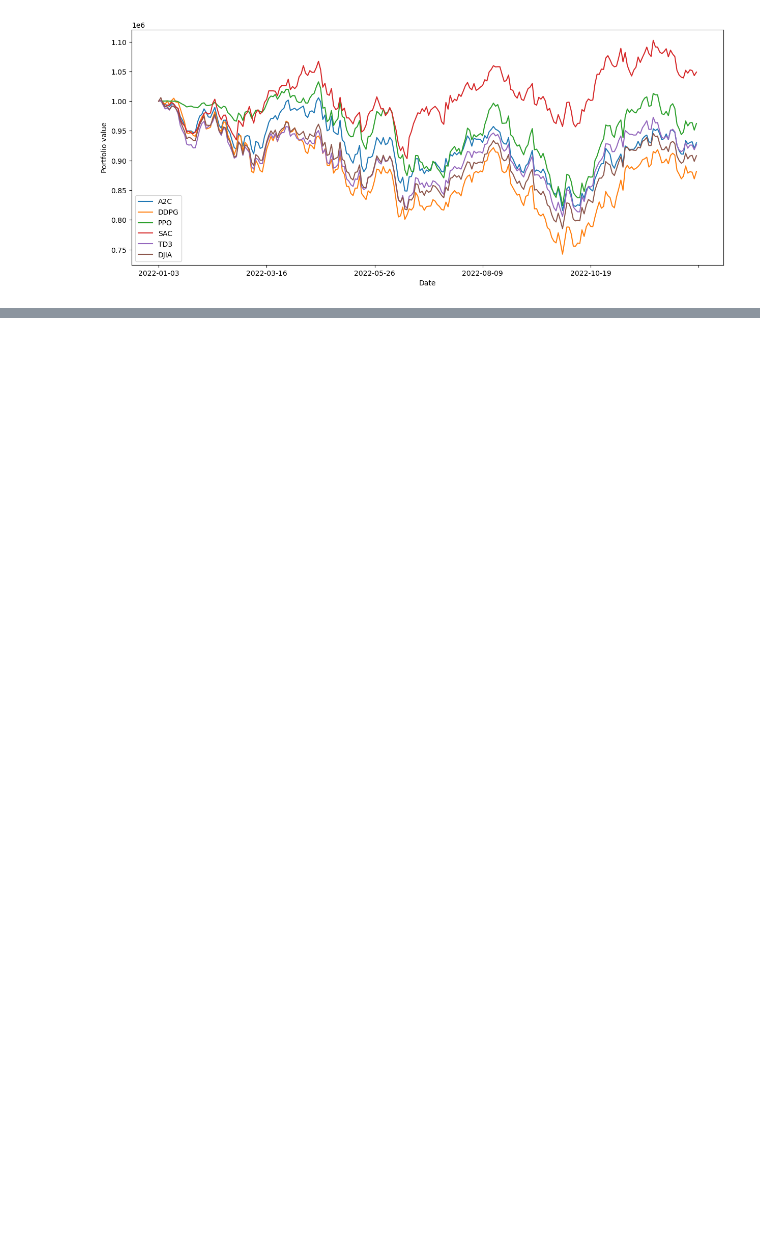
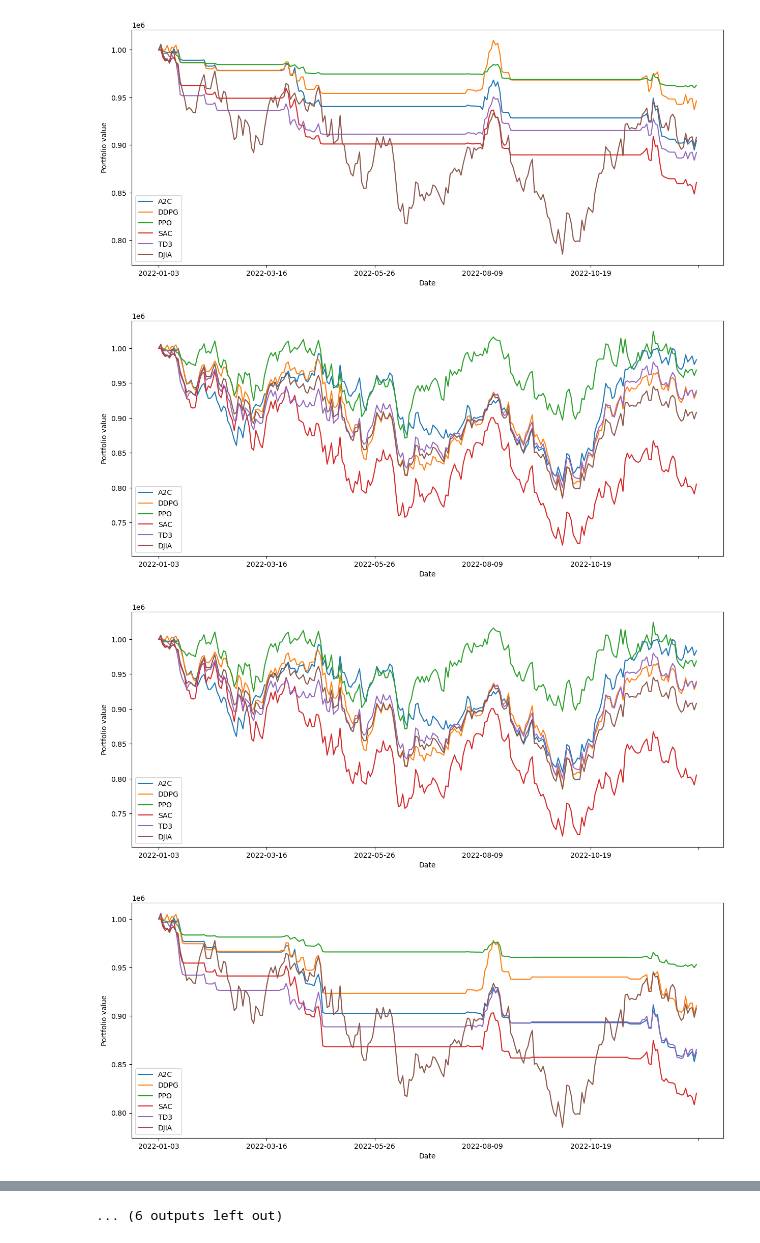
Before and after one commit to CodeArchitecture/FinRL, a Jupyter notebook: plot.ipynb, the cells around one changed output, grey strips where cells are left out. Drawn from its saved outputs; the diff is of its cells as text; code cells hidden in the pictures; blank space fills up the shorter version.

```diff
--- a/plot.ipynb
+++ b/plot.ipynb
@@ -7,21 +5,26 @@ from finrl.config import TRAINED_MODEL_DIR, RESULTS_DIR, INDICATORS
 # %%
-DATA_NAME = 'DJIA'
-RISK = 'turbulence80'
+# DATA_NAME = 'HSI'
+# RISK = 'turbulence90'
 %matplotlib inline
-df1 = pd.read_csv('results_{}/a2c/df_account_value_{}'.format(DATA_NAME,RISK),index_col=0)
-df2 = pd.read_csv('results_{}/ddpg/df_account_value_{}'.format(DATA_NAME,RISK),index_col=0)
-df3 = pd.read_csv('results_{}/ppo/df_account_value_{}'.format(DATA_NAME,RISK),index_col=0)
-df4 = pd.read_csv('results_{}/sac/df_account_value_{}'.format(DATA_NAME,RISK),index_col=0)
-df5 = pd.read_csv('results_{}/td3/df_account_value_{}'.format(DATA_NAME,RISK),index_col=0)
-df6 = pd.read_csv('results_{}/df_{}.csv'.format(DATA_NAME,DATA_NAME),index_col=0)
+for DATA_NAME in ['DJIA','HSI','DAX']:
+    for RISK in ['turbulence30','turbulence60','turbulence90','vix30','vix60','vix90']:
+        df1 = pd.read_csv('results_{}/a2c/df_account_value_{}'.format(DATA_NAME,RISK),index_col=0)
+        df2 = pd.read_csv('results_{}/ddpg/df_account_value_{}'.format(DATA_NAME,RISK),index_col=0)
+        df3 = pd.read_csv('results_{}/ppo/df_account_value_{}'.format(DATA_NAME,RISK),index_col=0)
+        df4 = pd.read_csv('results_{}/sac/df_account_value_{}'.format(DATA_NAME,RISK),index_col=0)
+        df5 = pd.read_csv('results_{}/td3/df_account_value_{}'.format(DATA_NAME,RISK),index_col=0)
+        df6 = pd.read_csv('results_{}/df_{}.csv'.format(DATA_NAME,DATA_NAME),index_col=0)
 
-plt.rcParams["figure.figsize"] = (15,6)
-df = pd.concat([df1,df2,df3,df4,df5,df6],axis=1)
-df.columns=['A2C','DDPG','PPO','SAC','TD3', DATA_NAME]
-fig = df.plot()
-fig.set_xlabel('Date')
-fig.set_ylabel('Portfolio value')
-plt.legend()
-fig.get_figure().savefig('results_{}/{}_{}.png'.format(DATA_NAME, DATA_NAME,RISK))
+        plt.rcParams["figure.figsize"] = (15,6)
+        df = pd.concat([df1,df2,df3,df4,df5,df6],axis=1)
+        df.columns=['A2C','DDPG','PPO','SAC','TD3', DATA_NAME]
+        fig = df.plot()
+        fig.set_xlabel('Date')
+        fig.set_ylabel('Portfolio value')
+        plt.legend(loc='lower left')
+        fig.get_figure().savefig('results_{}/{}_{}.png'.format(DATA_NAME, DATA_NAME,RISK))
 # %% [output]
-[figure, old version]
+[figure, new version]
+[figure, added]
+[figure, added]
+[figure, added]
@@ -28,3 +39,4 @@ fig.get_figure().savefig('results_{}/{}_{}.png'.format(DATA_NAME, DATA_NAME,RISK
+... (6 outputs left out)
 # %%
 df1 = pd.read_csv('results_{}/a2c/df_account_value_{}'.format(DATA_NAME,RISK))
 df2 = pd.read_csv('results_{}/ddpg/df_account_value_{}'.format(DATA_NAME,RISK))
```
Also changed, not shown: parts of 3 cells of this notebook, 20 other files.
